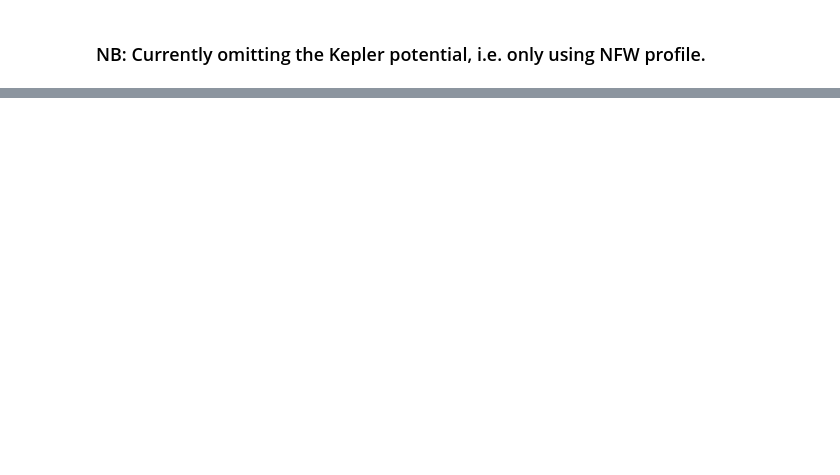
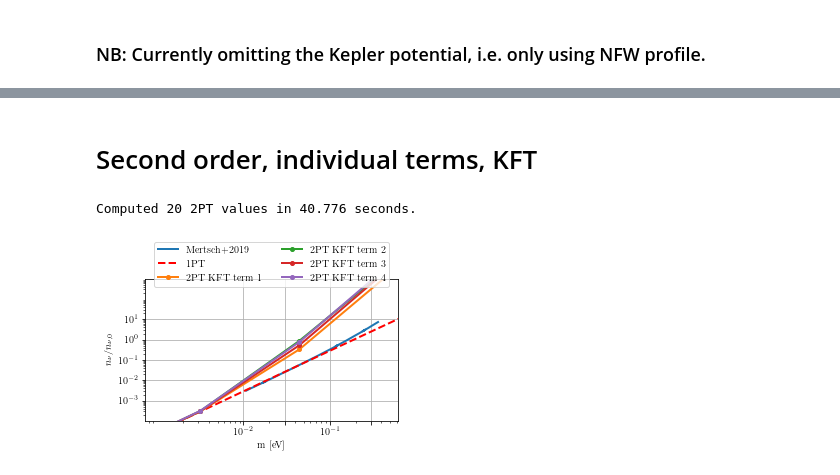
Before and after one commit to EBHolm/KFT-Neutrinos, a Jupyter notebook: notebooks/second_order.ipynb, the cells around one changed output, grey strips where cells are left out. Drawn from its saved outputs; the diff is of its cells as text; code cells hidden in the pictures; blank space fills up the shorter version.

```diff
--- a/notebooks/second_order.ipynb
+++ b/notebooks/second_order.ipynb
@@ -114,0 +147,44 @@ fig.savefig('second.pdf')
+# %% [markdown]
+# Second order, individual terms, KFT
+# %%
+kft_term1_list = []
+kft_term2_list = []
+kft_term3_list = []
+kft_term4_list = []
+tic = time()
+for mass in masses:
+    val1 = py_second_order_kft(mass, z_ini, rtols_2, atols_2, r_here, Gauss_Laguerre, terms_flag=1, Tnu=Tnu)
+    kft_term1_list.append(val1)
+    val2 = py_second_order_kft(mass, z_ini, rtols_2, atols_2, r_here, Gauss_Laguerre, terms_flag=2, Tnu=Tnu)
+    kft_term2_list.append(val2)
+    val3 = py_second_order_kft(mass, z_ini, rtols_2, atols_2, r_here, Gauss_Laguerre, terms_flag=3, Tnu=Tnu)
+    kft_term3_list.append(val3)
+    val4 = py_second_order_kft(mass, z_ini, rtols_2, atols_2, r_here, Gauss_Laguerre, terms_flag=4, Tnu=Tnu)
+    kft_term4_list.append(val4)
+toc = time()
+print(f"Computed {4*len(masses)} 2PT values in {toc - tic:.5} seconds.")
+kft_term1 = (np.array(first_list) + np.array(kft_term1_list))/int_free_analytical
+kft_term2 = (np.array(first_list) + np.array(kft_term2_list))/int_free_analytical
+kft_term3 = (np.array(first_list) + np.array(kft_term3_list))/int_free_analytical
+kft_term4 = (np.array(first_list) + np.array(kft_term4_list))/int_free_analytical
+# %% [output]
+Computed 20 2PT values in 40.776 seconds.
+# %%
+masses = np.array(masses)
+lwidth=2
+mss=8
+fig, ax = plt.subplots(1, 1, figsize=[5, 3])
+ax.plot(mertsch['nfw'][:, 0]*1e-3, mertsch['nfw'][:, 1], '-', label=f"Mertsch+2019", lw=lwidth)
+ax.plot(masses, first, 'r--', markersize=mss, label='1PT', lw=lwidth)
+ax.plot(masses, kft_term1, '.-', markersize=mss, label='2PT KFT term 1', lw=lwidth)
+ax.plot(masses, kft_term2, '.-', markersize=mss, label='2PT KFT term 2', lw=lwidth)
+ax.plot(masses, kft_term3, '.-', markersize=mss, label='2PT KFT term 3', lw=lwidth)
+ax.plot(masses, kft_term4, '.-', markersize=mss, label='2PT KFT term 4', lw=lwidth)
+ax.set(xlabel='m [eV]', ylabel=r'$n_\nu / n_{\nu,0}$', xscale='log', yscale='log', xlim=[1e-3, 8e-1], ylim=[1e-4, 1e+3], xticks=[1e-2, 3e-2, 1e-1, 3e-1], yticks=[1e-3, 1e-2, 1e-1, 1e-0, 1e+1])
+ax.set(xlim=[min(masses)*45, max(masses)])
+ax.legend(frameon=True, bbox_to_anchor=(0.5, 1.1), ncol=2, loc='center')
+ax.grid()
+fig.subplots_adjust(bottom=0.2205, left=0.195)
+fig.savefig('kft_terms.pdf')
+# %% [output]
+[figure, added]
```
Also changed, not shown: parts of 8 cells of this notebook, 3 other files.
